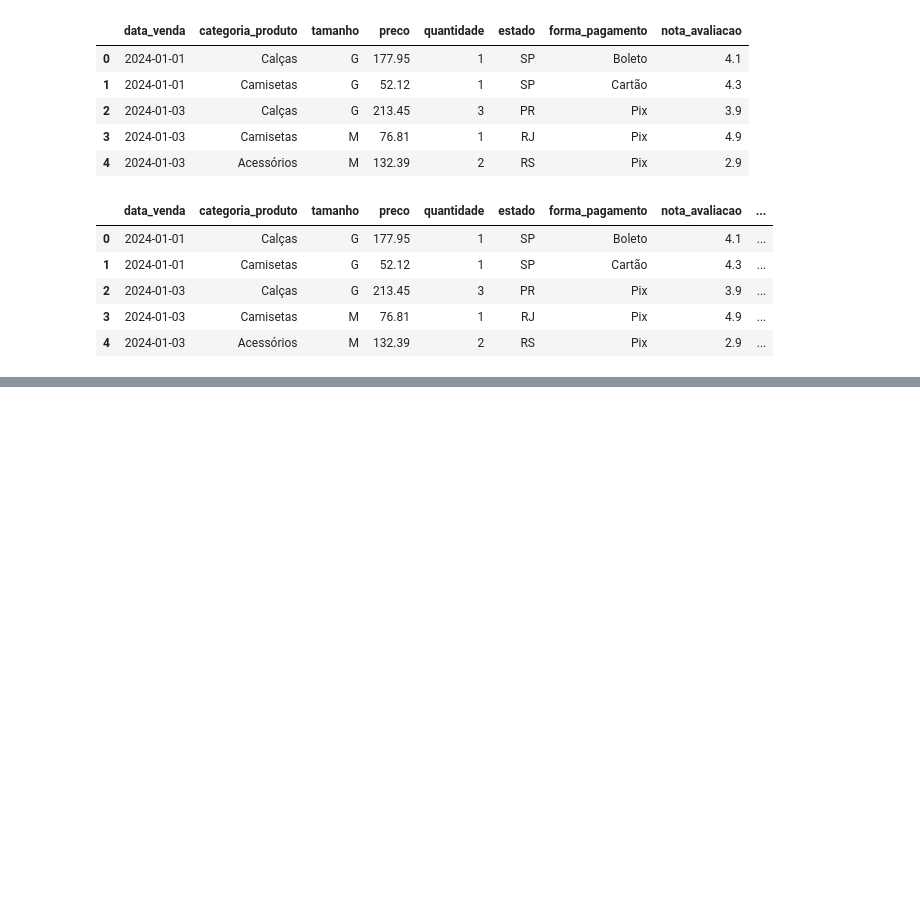
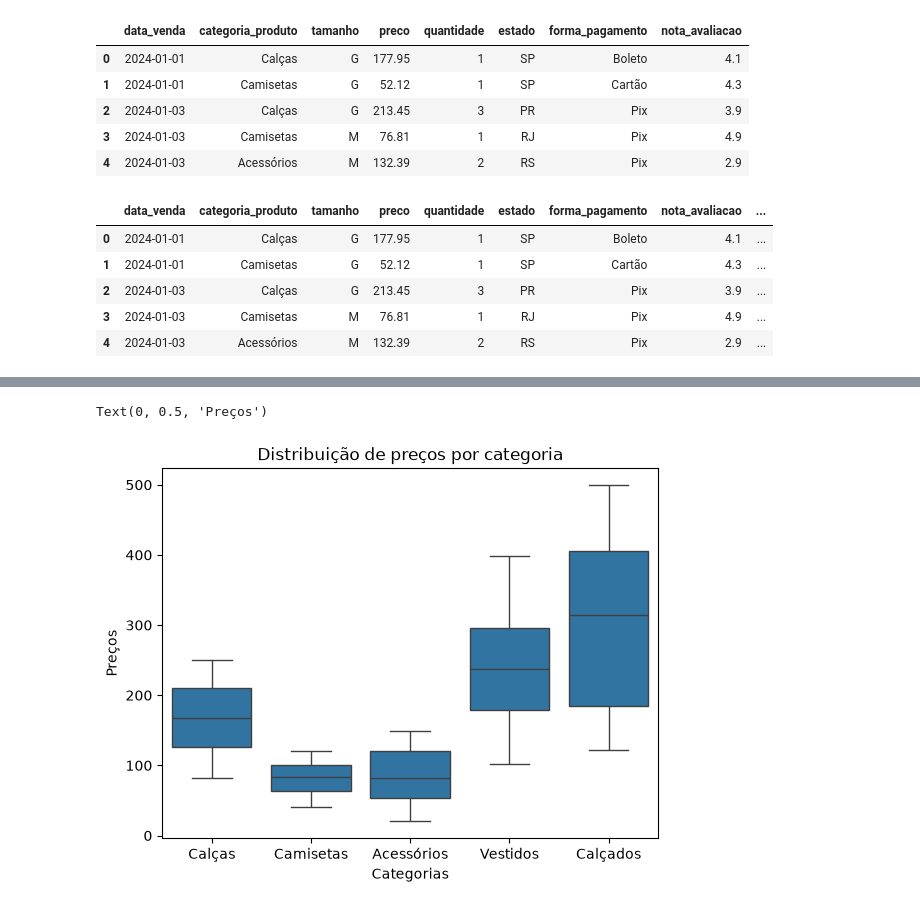
Before and after one commit to arleybatistela/treinamento-analise-de-dados-tarde, a Jupyter notebook: exercicios_aula02.ipynb, the cells around one changed output, grey strips where cells are left out. Cells and saved outputs as stored; diff of their text form; code cells hidden in the pictures; blank space fills up the shorter version.

```diff
--- a/exercicios_aula02.ipynb
+++ b/exercicios_aula02.ipynb
@@ -132,7 +178,14 @@ Name: count, dtype: int64
 # %%
 # Exercicio 10
 # Crie um grafico que compare a distribuicao do preco entre as
 # diferentes categorias de produto. Coloque um titulo no grafico.
+grafico = sns.boxplot(data=df_tratado,x="categoria_produto",y="preco")
+grafico.set_title("Distribuição de preços por categoria")
+grafico.set_xlabel("Categorias")
+grafico.set_ylabel("Preços")
+# %% [output]
+Text(0, 0.5, 'Preços')
+[figure, added]
 # %%
 # Exercicio 11
 # Crie um grafico que mostre a distribuicao dos precos dos produtos.
```
Also changed, not shown: parts of 11 cells of this notebook, 2 other files.
